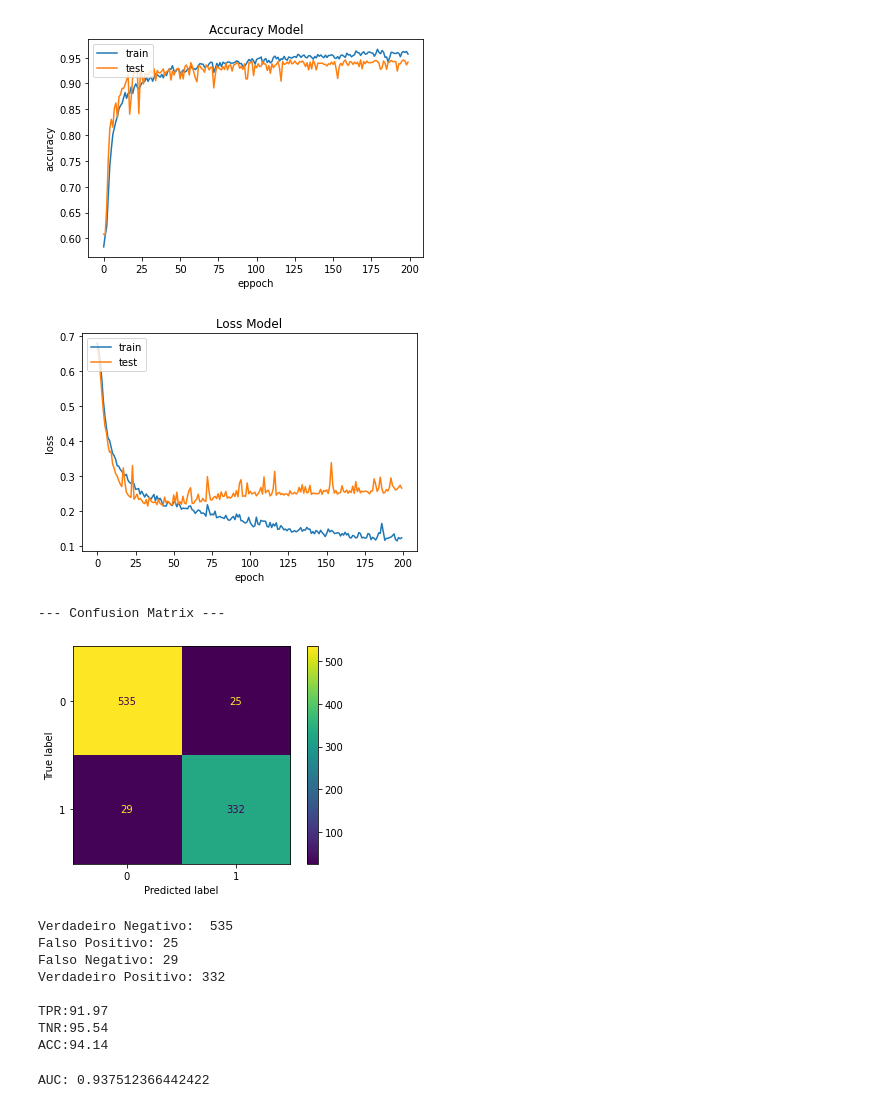
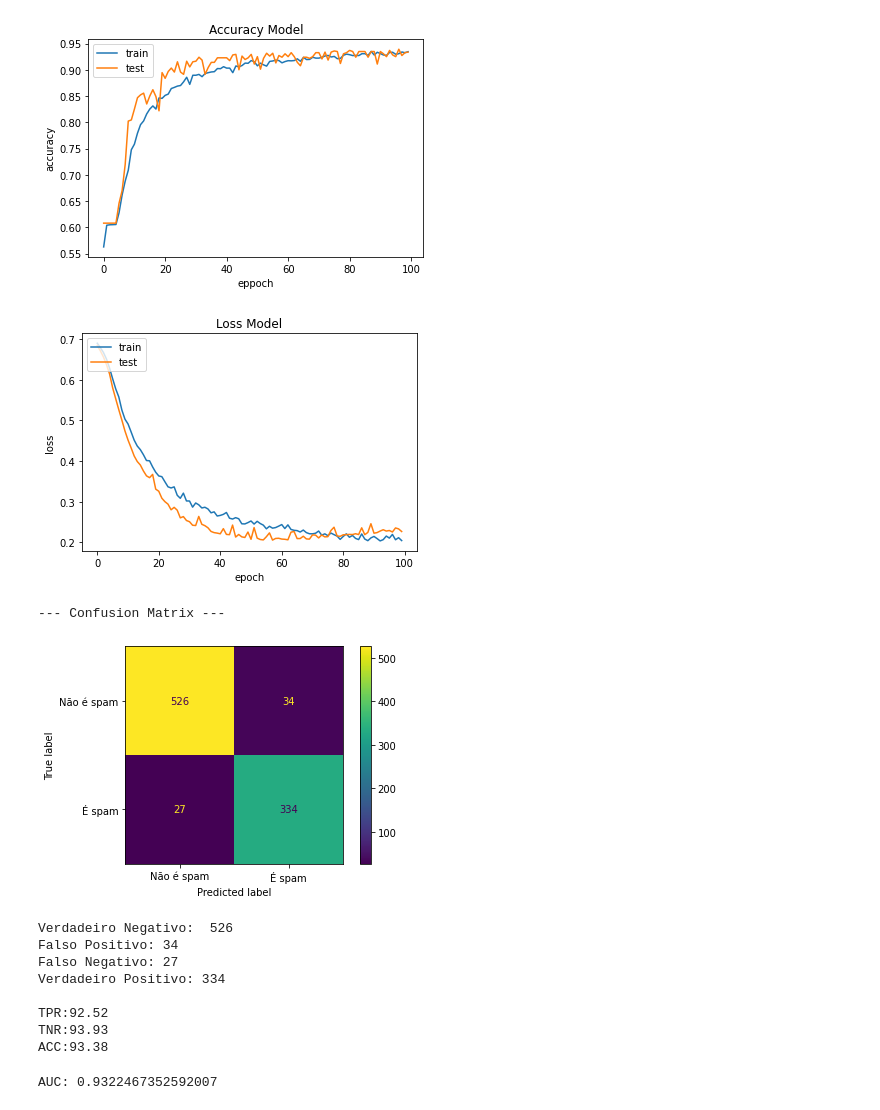
Before and after one commit to icaroperetti/artificial-inteligence, a Jupyter notebook: redes-neurais/rna_keras.ipynb, the cells around one changed output. Saved outputs shown, nothing was run; the diff lists cells and outputs as text; code cells hidden in the pictures.

Commit message:
Nova configuração do modelo feita em aula

```diff
--- a/redes-neurais/rna_keras.ipynb
+++ b/redes-neurais/rna_keras.ipynb
@@ -22,11 +23,11 @@ X = dataset[:,0:57] # Dados
 y = dataset[:,57] # Classe 0 - Não é spam  1 - É spam
 
 # Normalização dos dados
-X = Normalizer().fit_transform(X)
+X = Normalizer(norm='max').fit_transform(X)
 
 print(X.shape,y.shape)
 
-# print(X,'\n\n',y)
+print(X,'\n\n',y)
 
 X_train, X_test, y_train, y_test = train_test_split(X, y, test_size=0.2, random_state=80, shuffle=True)
 
@@ -36,11 +37,11 @@ print(X_train.shape,y_train.shape,X_test.shape,y_test.shape)
 model = Sequential()
 
 #input_dim: Dimensão de entrada, quantos atributos existem na base de dados exceto valor classe
-model.add(Dense(100, input_dim=X.shape[1], activation='relu'))  # relu - Está entre as melhores funções de ativação
-model.add(Dense(33, activation='relu'))
-model.add(Dropout(0.3)) #  evitar que o modelo aprenda de mais sobre o dataset (overfitting)
-model.add(Dense(11, activation='relu'))
-model.add(Dropout(0.3))
+model.add(Dense(56, input_dim=X.shape[1], activation=activations.relu))  # relu - Está entre as melhores funções de ativação
+model.add(Dense(18, activation=activations.relu))
+model.add(Dropout(0.5)) #  Evitar que o modelo aprenda de mais sobre o dataset (overfitting)
+model.add(Dense(6, activation=activations.relu))
+model.add(Dropout(0.2))
 model.add(Dense(1, activation='sigmoid')) # Independente da ativação que o neurônio de a saida será 0 ou 1
 
 # compile the keras model
@@ -53,7 +54,7 @@ model.compile(loss='binary_crossentropy', optimizer='adam', metrics=['accuracy']
 #X_train: De onde os dados virão para realizar o treinamento
 #y_train: Dados utilizados para verificar se a rede está aprendendo ou não
 #batch_size: Número de amostras que irão passar pela rede neural a cada treinamento
-history = model.fit(X_train, y_train, validation_data=(X_test, y_test), epochs=200, batch_size=100) # fit the keras model on the dataset
+history = model.fit(X_train, y_train, validation_data=(X_test, y_test), epochs=100, batch_size=128) # fit the keras model on the dataset
 
 print(history.history.keys())
 
@@ -89,7 +90,7 @@ plt.xlabel('eppoch')
 plt.legend(['train', 'test'], loc='upper left')
 figure.savefig('acc.pdf', dpi=figure.dpi)
 # %% [output]
-[figure, old version]
+[figure, new version]
 # %%
 # Gráfico do LOSS
 plt.plot(history.history['loss'])
@@ -101,23 +102,23 @@ plt.legend(['train', 'test'], loc='upper left')
 plt.savefig('loss.pdf')
 plt.show()
 # %% [output]
-[figure, old version]
+[figure, new version]
 # %%
 pred = (model.predict(X_test) > 0.5).astype("int32") # Vetor com a classificação de cada amostra do teste
 # print("Pred",pred)
 
 # Primeiro parametro: O que realmente é
 # Segundo parametro: O que a rede retornou como verdade
 confusionMatrix = confusion_matrix(y_test, pred)
 # print(confusionMatrix)
 
-confusion_matrix_display = ConfusionMatrixDisplay(confusion_matrix=confusionMatrix)
+confusion_matrix_display = ConfusionMatrixDisplay(confusion_matrix=confusionMatrix, display_labels=['Não é spam','É spam'])
 confusion_matrix_display.plot()
 print("\n--- Confusion Matrix ---\n")
 plt.show()
 # %% [output]
 --- Confusion Matrix ---
-[figure, old version]
+[figure, new version]
 # %%
 tn, fp, fn, tp = confusion_matrix(y_test, pred).ravel()
 
@@ -137,21 +138,21 @@ print("TPR:%.2f" % (tpr*100))
 print("TNR:%.2f" % (tnr*100))
 print("ACC:%.2f" % (acc*100))
 # %% [output]
-Verdadeiro Negativo:  535
-Falso Positivo: 25
-Falso Negativo: 29
-Verdadeiro Positivo: 332
+Verdadeiro Negativo:  526
+Falso Positivo: 34
+Falso Negativo: 27
+Verdadeiro Positivo: 334
 
-TPR:91.97
-TNR:95.54
-ACC:94.14
+TPR:92.52
+TNR:93.93
+ACC:93.38
 # %%
 #AUC
 fpr, tpr, thresholds = metrics.roc_curve(y_test,pred,pos_label=1)
 auc = metrics.auc(fpr,tpr)
 print("AUC:", auc)
 # %% [output]
-AUC: 0.937512366442422
+AUC: 0.9322467352592007
 # %%
 # Curva ROC
 plt.plot([0,1], [0,1], linestyle='--', lw=2, color='r', label='Chance', alpha=.8)
```
Also changed, not shown: parts of 3 cells of this notebook.
